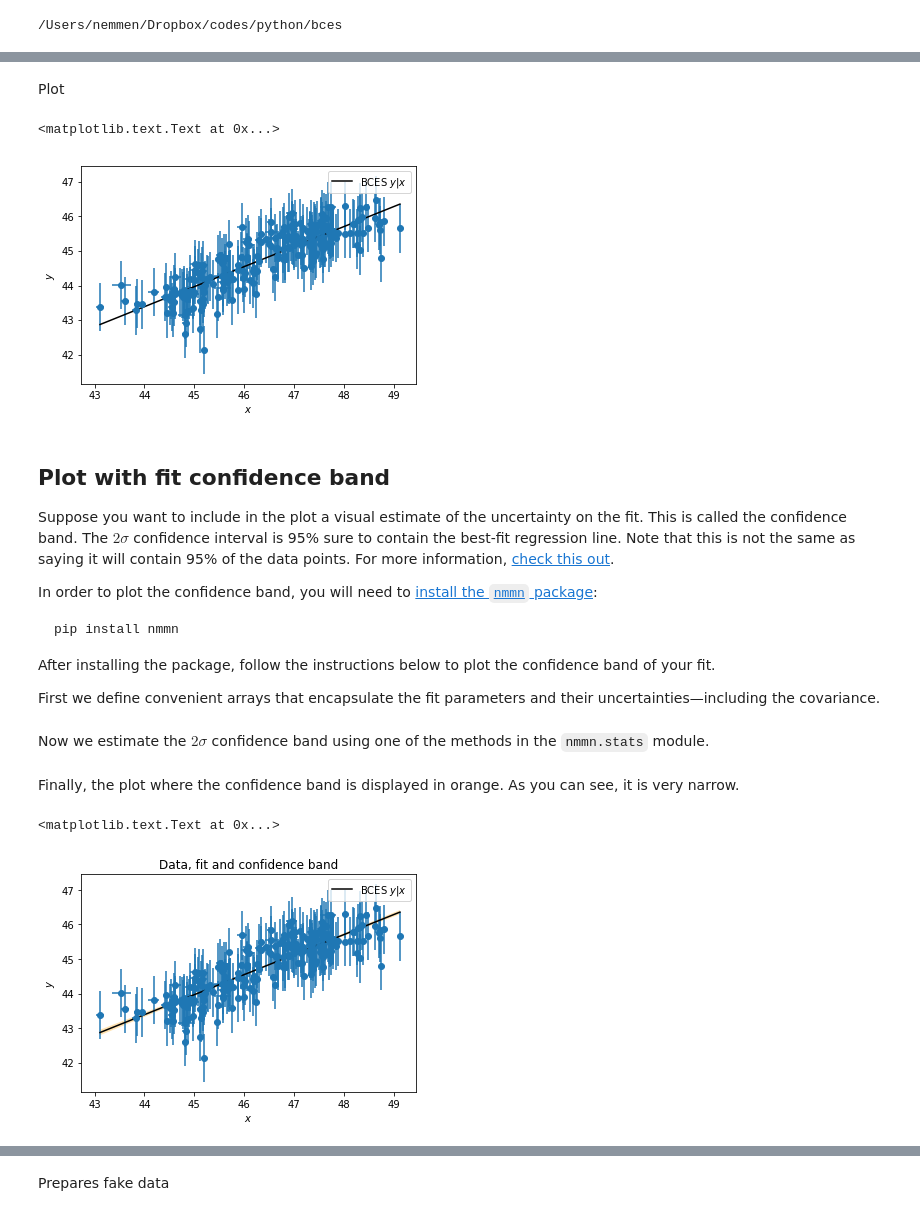
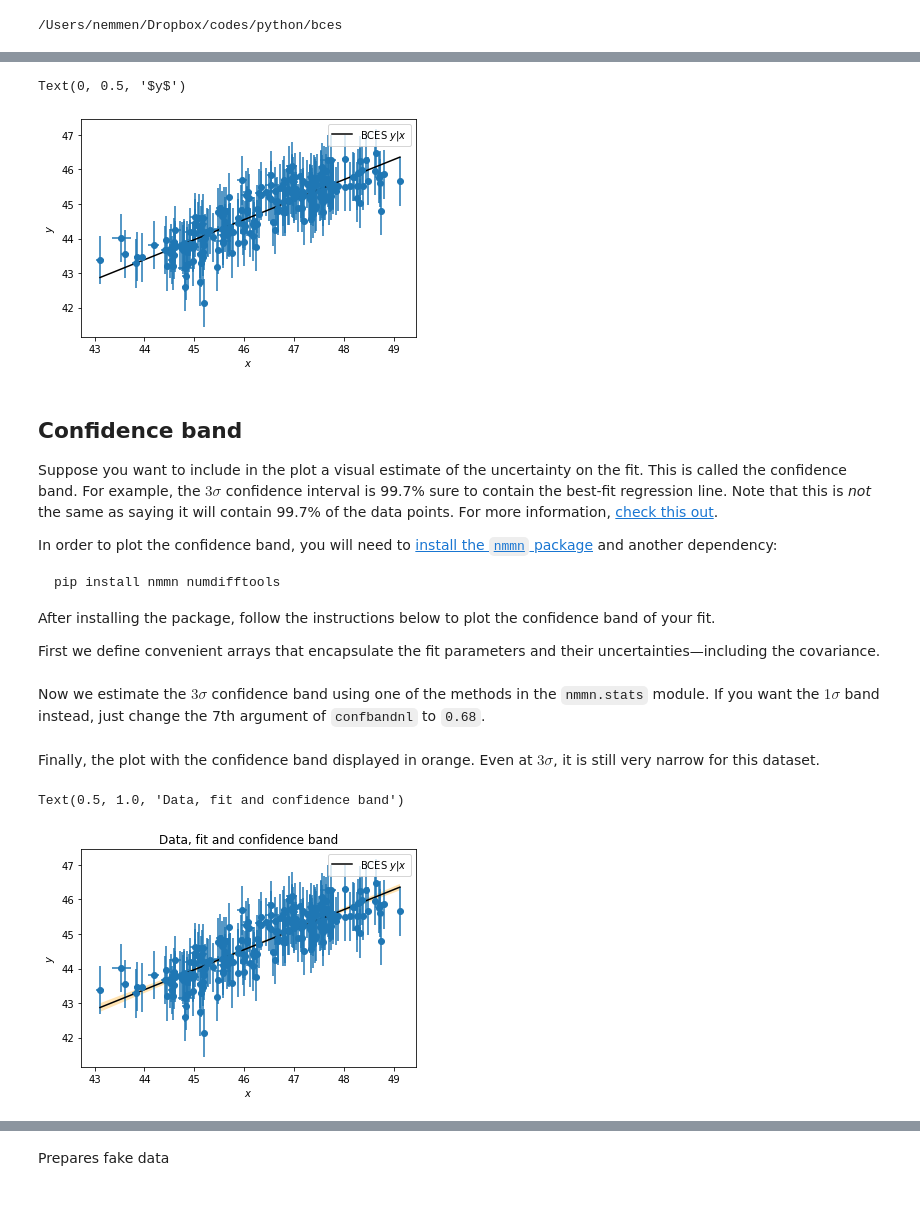
Before and after one commit to rsnemmen/BCES, a Jupyter notebook: bces-examples.ipynb, the cells around one changed output, grey strips where cells are left out. Drawn from its saved outputs; the diff is of its cells as text; code cells hidden in the pictures.

```diff
--- a/bces-examples.ipynb
+++ b/bces-examples.ipynb
@@ -60,23 +54,24 @@ Wall time: 4.97 s
-# %% [markdown]
-Plot
+# %%
+bcesMethod=0
 # %%
 errorbar(xdata,ydata,xerr=errx,yerr=erry,fmt='o')
 x=numpy.linspace(xdata.min(),xdata.max())
-plot(x,a[i]*x+b[i],'-k',label="BCES $y|x$")
-legend(loc='best')
+plot(x,a[bcesMethod]*x+b[bcesMethod],'-k',label="BCES $y|x$")
+
+legend()
 xlabel('$x$')
 ylabel('$y$')
 # %% [output]
-<matplotlib.text.Text at 0x...>
+Text(0, 0.5, '$y$')
-[figure, old version]
+[figure, new version]
 # %% [markdown]
-## Plot with fit confidence band
+## Confidence band
 
-Suppose you want to include in the plot a visual estimate of the uncertainty on the fit. This is called the confidence band. The $2\sigma$ confidence interval is 95% sure to contain the best-fit regression line. Note that this is not the same as saying it will contain 95% of the data points. For more information, [check this out](http://graphpad.com/curvefit/linear_regression.htm).
+Suppose you want to include in the plot a visual estimate of the uncertainty on the fit. This is called the confidence band. For example, the $3\sigma$ confidence interval is 99.7% sure to contain the best-fit regression line. Note that this is *not* the same as saying it will contain 99.7% of the data points. For more information, [check this out](http://www.jerrydallal.com/LHSP/slr.htm).
 
-In order to plot the confidence band, you will need to [install the `nmmn` package](https://github.com/rsnemmen/nmmn#installation):
+In order to plot the confidence band, you will need to [install the `nmmn` package](https://github.com/rsnemmen/nmmn#installation) and another dependency:
 
-    pip install nmmn
+    pip install nmmn numdifftools
 
 After installing the package, follow the instructions below to plot the confidence band of your fit.
 
@@ -90,7 +85,7 @@ covm=numpy.array([ (erra[i]**2,covab[i]), (covab[i],errb[i]**2) ])
 # convenient function for a line
 def func(x): return x[1]*x[0]+x[2]
 # %% [markdown]
-Now we estimate the $2\sigma$ confidence band using one of the methods in the `nmmn.stats` module.
+Now we estimate the $3\sigma$ confidence band using one of the methods in the `nmmn.stats` module. If you want the $1\sigma$ band instead, just change the 7th argument of `confbandnl` to `0.68`.
 # %%
 import nmmn.stats
 
@@ -99,8 +94,8 @@ lcb,ucb,x=nmmn.stats.confbandnl(xdata,ydata,func,fitm,covm,2,0.954,x)
 # %% [markdown]
-Finally, the plot where the confidence band is displayed in orange. As you can see, it is very narrow.
+Finally, the plot with the confidence band displayed in orange. Even at $3\sigma$, it is still very narrow for this dataset.
 # %%
 errorbar(xdata,ydata,xerr=errx,yerr=erry,fmt='o')
-plot(x,a[i]*x+b[i],'-k',label="BCES $y|x$")
+plot(x,a[bcesMethod]*x+b[bcesMethod],'-k',label="BCES $y|x$")
 fill_between(x, lcb, ucb, alpha=0.3, facecolor='orange')
 
 legend(loc='best')
@@ -108,8 +103,8 @@ xlabel('$x$')
 ylabel('$y$')
 title("Data, fit and confidence band")
 # %% [output]
-<matplotlib.text.Text at 0x...>
+Text(0.5, 1.0, 'Data, fit and confidence band')
-[figure, old version]
+[figure, new version]
 # %% [markdown]
 # Example 2
 
```
Also changed, not shown: parts of 24 cells of this notebook.
